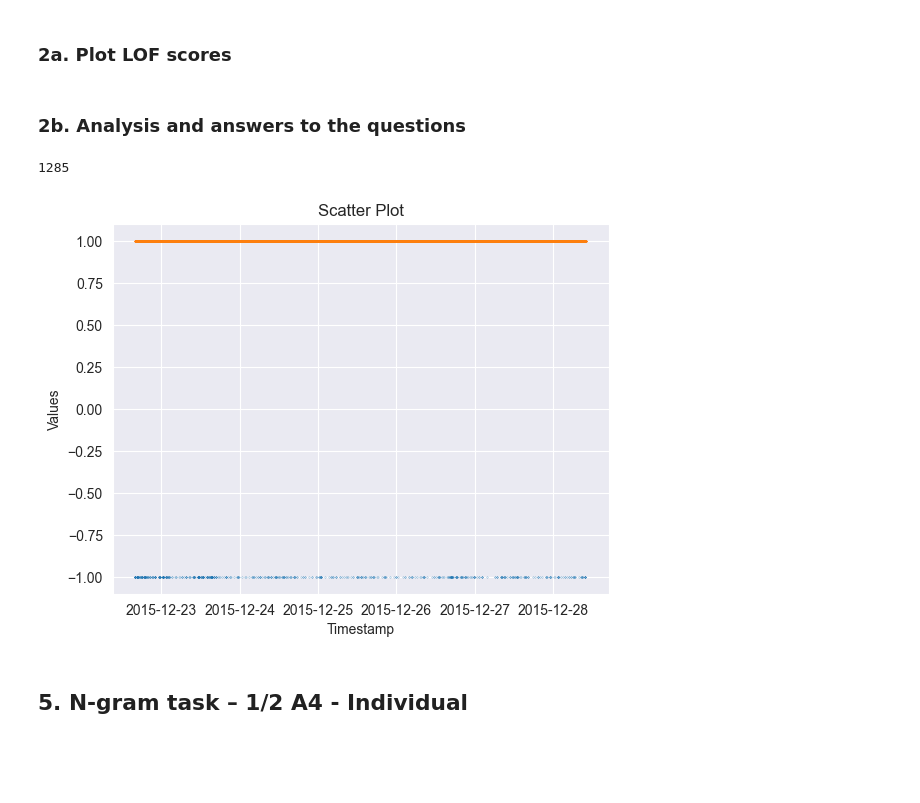
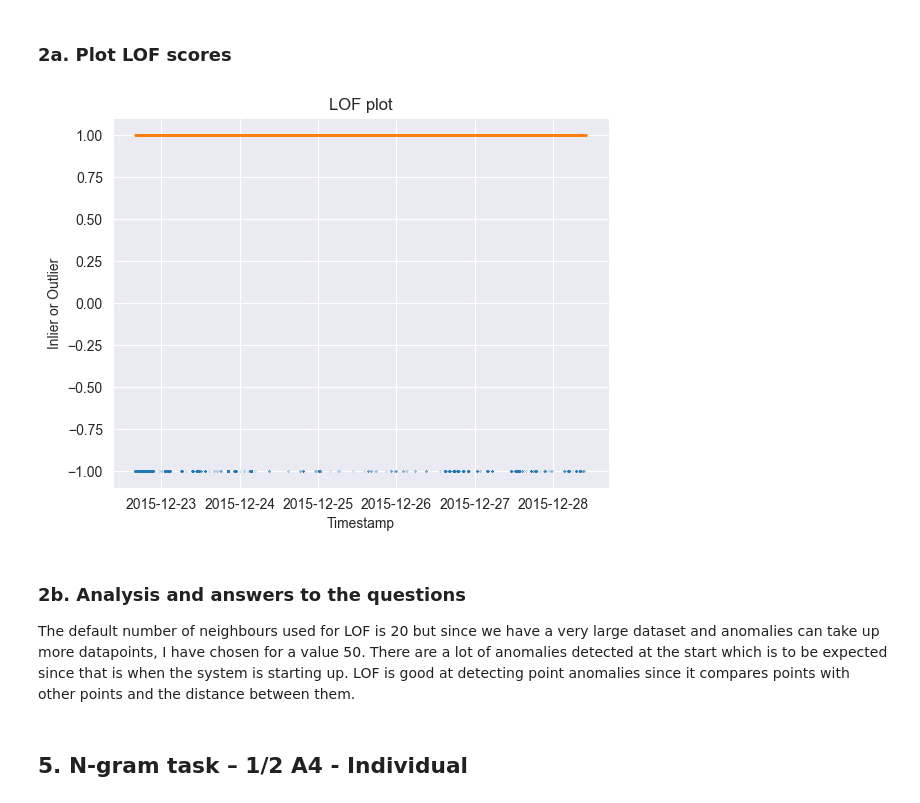
Before and after one commit to suhaib1769/CDA_Group42, a Jupyter notebook: Lab_2/LOF_Ngram.ipynb, the cells around one changed output. Saved outputs shown, nothing was run; the diff lists cells and outputs as text; code cells hidden in the pictures; blank space fills up the shorter version.

```diff
--- a/Lab_2/LOF_Ngram.ipynb
+++ b/Lab_2/LOF_Ngram.ipynb
@@ -54,8 +43,8 @@ df1 = pd.read_csv(data)
 # %% [markdown]
 ### 2a. Plot LOF scores
 # %%
-clf = LocalOutlierFactor(n_neighbors=30)
-df1_lof = df1.drop(['Timestamp', 'Label', 'Id'],axis=1)
+clf = LocalOutlierFactor(n_neighbors=50)
+df1_lof = df1[['LIT301', 'LIT101', 'MV101']]
 y_pred = clf.fit_predict(df1_lof)
 del df1_lof
 indexes_outliers = []
@@ -77,22 +66,24 @@ postive_indexes = range(len(df1))
 timestamps_positive = [datetime.strptime(timestamps[i].strip(), '%d/%m/%Y %I:%M:%S %p') for i in df1['Id'] if i not in outliers]
 del outliers
 del timestamps
-# %% [markdown]
-### 2b. Analysis and answers to the questions
 # %%
-# Create scatter plot
+# Create scatter plot with fewer datapoints to keep it lighter for your computer :)
 plt.scatter(timestamps_negative[::2], y_pred_negative[::2], s=0.03)
 plt.scatter(timestamps_positive[::50], y_pred_positive[::50], s=0.03)
-print(len(y_pred_negative))
 # Set labels and title
 plt.xlabel('Timestamp')
-plt.ylabel('Values')
-plt.title('Scatter Plot')
+plt.ylabel('Inlier or Outlier')
+plt.title('LOF plot')
+
+plt.rcParams['figure.figsize'] = [14, 8]
+
 
 plt.show()
 # %% [output]
-1285
-[figure, old version]
+[figure, new version]
+# %% [markdown]
+### 2b. Analysis and answers to the questions
+The default number of neighbours used for LOF is 20 but since we have a very large dataset and anomalies can take up more datapoints, I have chosen for a value 50. There are a lot of anomalies detected at the start which is to be expected since that is when the system is starting up. LOF is good at detecting point anomalies since it compares points with other points and the distance between them.
 # %%
 del y_pred_negative
 del y_pred_positive
```
Also changed, not shown: parts of 34 cells of this notebook, 1 other file.
